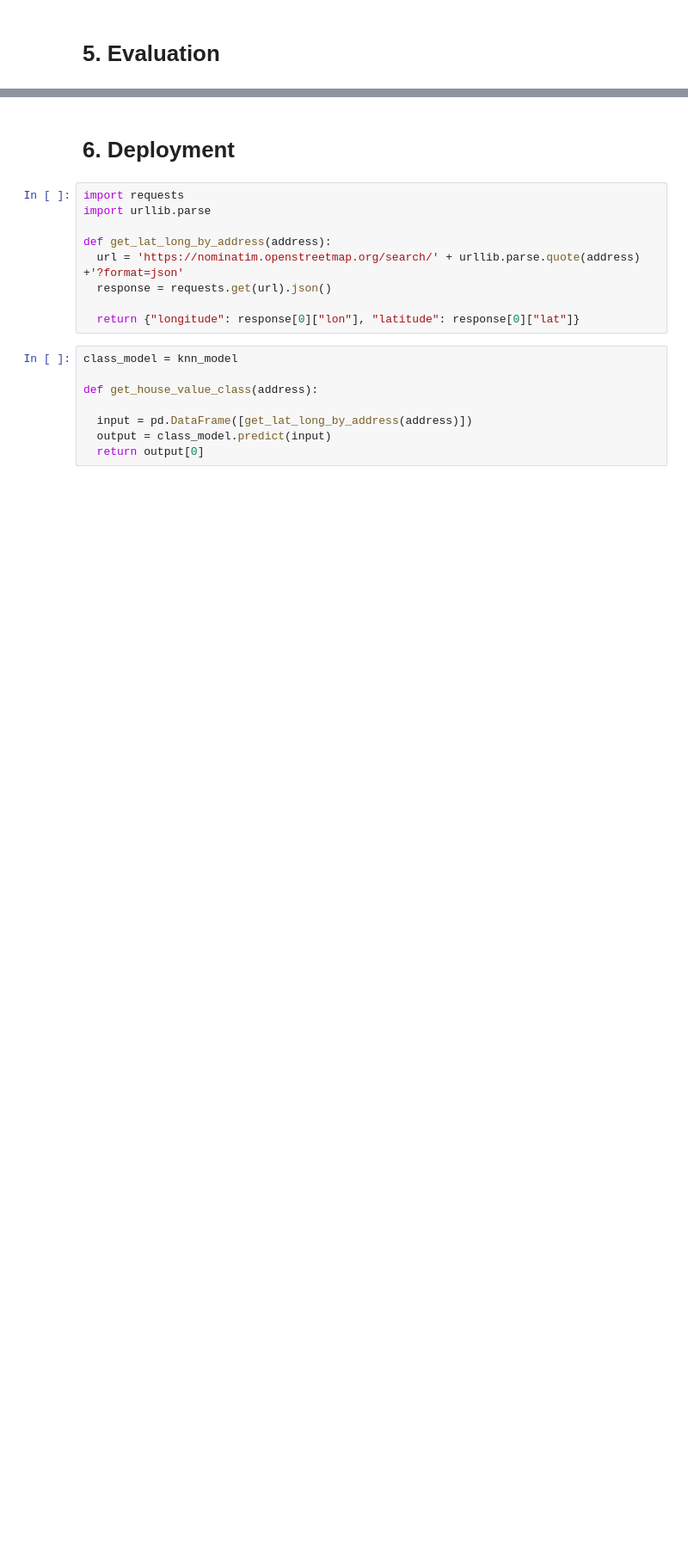
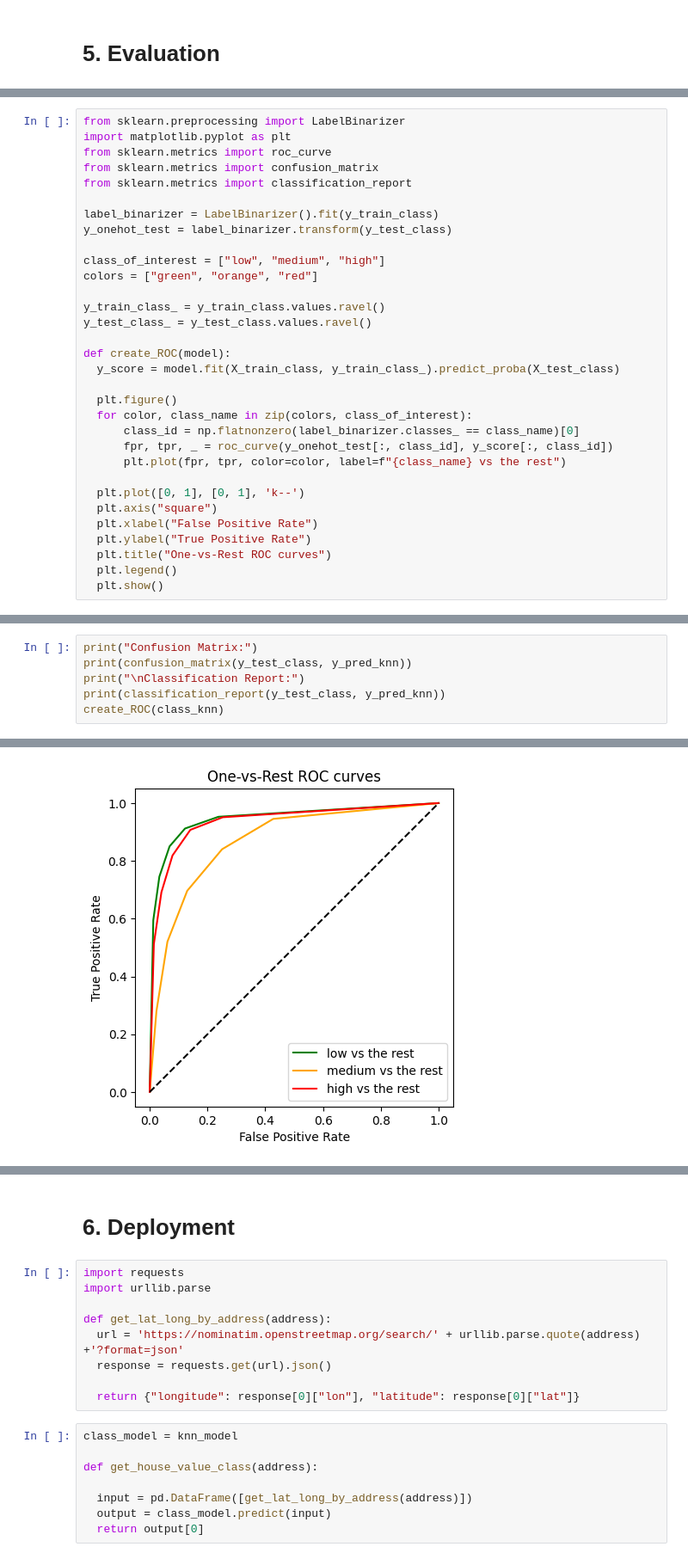
Before and after one commit to chris-hoertnagl/AI-Dojo, a Jupyter notebook: Basics/Ai_Workshop2.ipynb, the cells around one changed output, grey strips where cells are left out. Shown at 86% size. Cells and saved outputs as stored; diff of their text form; blank space fills up the shorter version.

```diff
--- a/Basics/Ai_Workshop2.ipynb
+++ b/Basics/Ai_Workshop2.ipynb
@@ -733,0 +718,32 @@ Extra ToDo:
+# %%
+from sklearn.preprocessing import LabelBinarizer
+import matplotlib.pyplot as plt
+from sklearn.metrics import roc_curve
+from sklearn.metrics import confusion_matrix
+from sklearn.metrics import classification_report
+
+label_binarizer = LabelBinarizer().fit(y_train_class)
+y_onehot_test = label_binarizer.transform(y_test_class)
+
+class_of_interest = ["low", "medium", "high"]
+colors = ["green", "orange", "red"]
+
+y_train_class_ = y_train_class.values.ravel()
+y_test_class_ = y_test_class.values.ravel()
+
+def create_ROC(model):
+  y_score = model.fit(X_train_class, y_train_class_).predict_proba(X_test_class)
+
+  plt.figure()
+  for color, class_name in zip(colors, class_of_interest):
+      class_id = np.flatnonzero(label_binarizer.classes_ == class_name)[0]
+      fpr, tpr, _ = roc_curve(y_onehot_test[:, class_id], y_score[:, class_id])
+      plt.plot(fpr, tpr, color=color, label=f"{class_name} vs the rest")
+
+  plt.plot([0, 1], [0, 1], 'k--')
+  plt.axis("square")
+  plt.xlabel("False Positive Rate")
+  plt.ylabel("True Positive Rate")
+  plt.title("One-vs-Rest ROC curves")
+  plt.legend()
+  plt.show()
@@ -733,0 +752,7 @@ Extra ToDo:
+# %%
+print("Confusion Matrix:")
+print(confusion_matrix(y_test_class, y_pred_knn))
+print("\nClassification Report:")
+print(classification_report(y_test_class, y_pred_knn))
+create_ROC(class_knn)
+# %% [output]
@@ -733,0 +774 @@ Extra ToDo:
+[figure, added]
```
Also changed, not shown: parts of 36 cells of this notebook.
